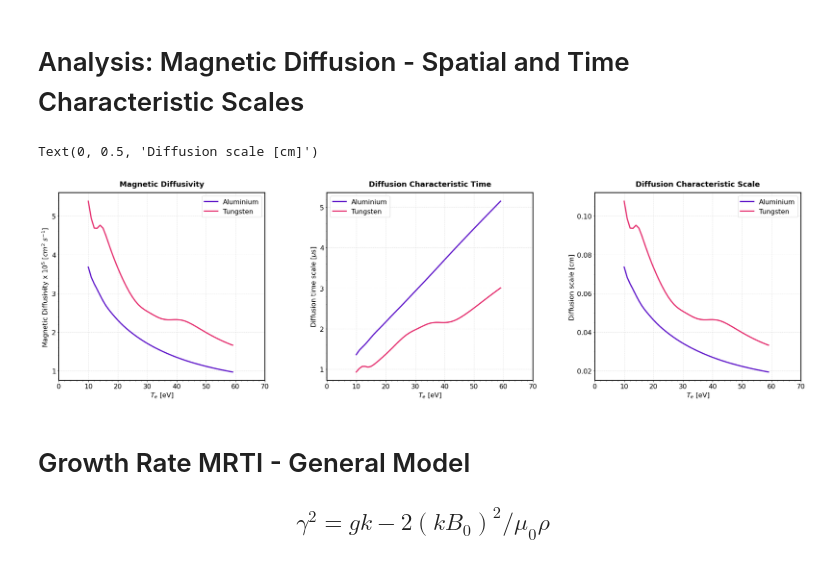
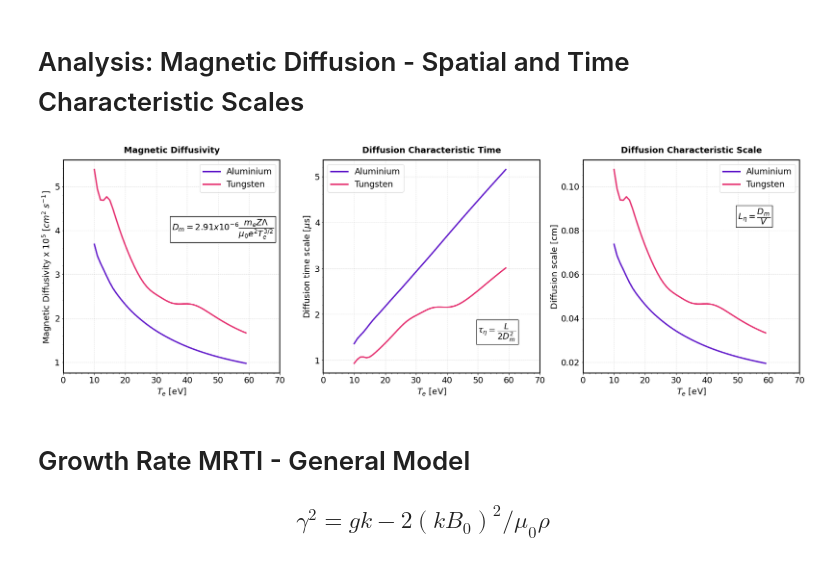
Before and after one commit to stemerlini/MagnetoRT, a Jupyter notebook: MagnetoRT.ipynb, the cells around one changed output. Drawn from its saved outputs; the diff is of its cells as text; code cells hidden in the pictures.

Commit message:
Added diffusion scales formulas

```diff
--- a/MagnetoRT.ipynb
+++ b/MagnetoRT.ipynb
@@ -466,44 +467,50 @@ ax[1].set_ylabel(r'Magnetic Reynolds Number', fontsize=16)
 # %%
 # PRETTY PLOT
 # --------------------------------------------------------------------------------------
-fig = plt.figure(figsize=(32,8.3))
-gs  = fig.add_gridspec(ncols=3, nrows=1,hspace=0,wspace=0.3)
+fig = plt.figure(figsize=(28,8.3))
+gs  = fig.add_gridspec(ncols=3, nrows=1,hspace=0,wspace=0.2)
 ax  = gs.subplots()
 
 for axis in ['top','bottom','left','right']:
     ax[0].spines[axis].set_linewidth(2)
     ax[1].spines[axis].set_linewidth(2)
     ax[2].spines[axis].set_linewidth(2)
 
 ax[0].plot(Te, al.Dm*1e-5, lw = '3', color = '#611ACA',label='Aluminium')
 ax[1].plot(Te, 1/(al.Dm*2)*1e6, lw = '3', color = '#611ACA',label='Aluminium')
 ax[2].plot(Te, al.Leta, lw = '3', color = '#611ACA',label='Aluminium')
 
 
 ax[0].plot(Te, w.Dm*1e-5, lw = '3', color = '#E53271',label='Tungsten')
 ax[1].plot(Te, 1/(w.Dm*2)*1e6, lw = '3', color = '#E53271',label='Tungsten')
 ax[2].plot(Te, w.Leta, lw = '3', color = '#E53271',label='Tungsten')
 
 
 ax[0].set_title('Magnetic Diffusivity', fontsize = 18,  weight = 'bold', pad = "15")
 ax[1].set_title('Diffusion Characteristic Time', fontsize = 18,  weight = 'bold', pad = "15")
 ax[2].set_title('Diffusion Characteristic Scale', fontsize = 18,  weight = 'bold', pad = "15")
 
+ax[0].text(35, 4, r'$D_m = 2.91x10^{-6}\dfrac{m_e Z \Lambda}{\mu_0 e^2 T_e^{3/2}}$', fontsize = 18, color='black', bbox=dict(facecolor='white', edgecolor='black'))
+ax[1].text(50, 1.6, r'$ \tau_{\eta} = \dfrac{L}{2D_m^2}$', fontsize = 18, color='black', bbox=dict(facecolor='white', edgecolor='black'))
+ax[2].text(50, 0.085, r'$ L_{\eta} = \dfrac{D_m}{V}$', fontsize = 18, color='black', bbox=dict(facecolor='white', edgecolor='black'))
+
+
 for axis in ax:
     axis.set_xlim([0,70])
     axis.set_xticks(np.arange(0,71,10))
-    axis.tick_params(labelsize=16)
+    axis.tick_params(labelsize=18)
     axis.grid(True, linestyle='--', alpha = 0.4)
-    axis.set_xlabel(r'$T_e$ [eV]', fontsize=16)
+    axis.set_xlabel(r'$T_e$ [eV]', fontsize=18)
     axis.minorticks_on()
-    axis.legend(loc = 'best', fontsize = 16)
+    axis.legend(loc = 'best', fontsize = 18)
 
-ax[0].set_ylabel(r'Magnetic Diffusivity x $10^{5}$ [$cm^2$ $s^{-1}$] ', fontsize=16)
-ax[1].set_ylabel(r'Diffusion time scale [$\mu$s]', fontsize=16)
-ax[2].set_ylabel(r'Diffusion scale [cm]', fontsize=16)
+ax[0].set_ylabel(r'Magnetic Diffusivity x $10^{5}$ [$cm^2$ $s^{-1}$] ', fontsize=18)
+ax[1].set_ylabel(r'Diffusion time scale [$\mu$s]', fontsize=18)
+ax[2].set_ylabel(r'Diffusion scale [cm]', fontsize=18)
+
+# plt.savefig('DiffusionTimeSpaceScale.png', dpi=330)
 # %% [output]
-Text(0, 0.5, 'Diffusion scale [cm]')
-[figure, old version]
+[figure, new version]
 # %% [markdown]
 # Growth Rate MRTI - General Model
 
```
Also changed, not shown: parts of 3 cells of this notebook, 1 other file.
